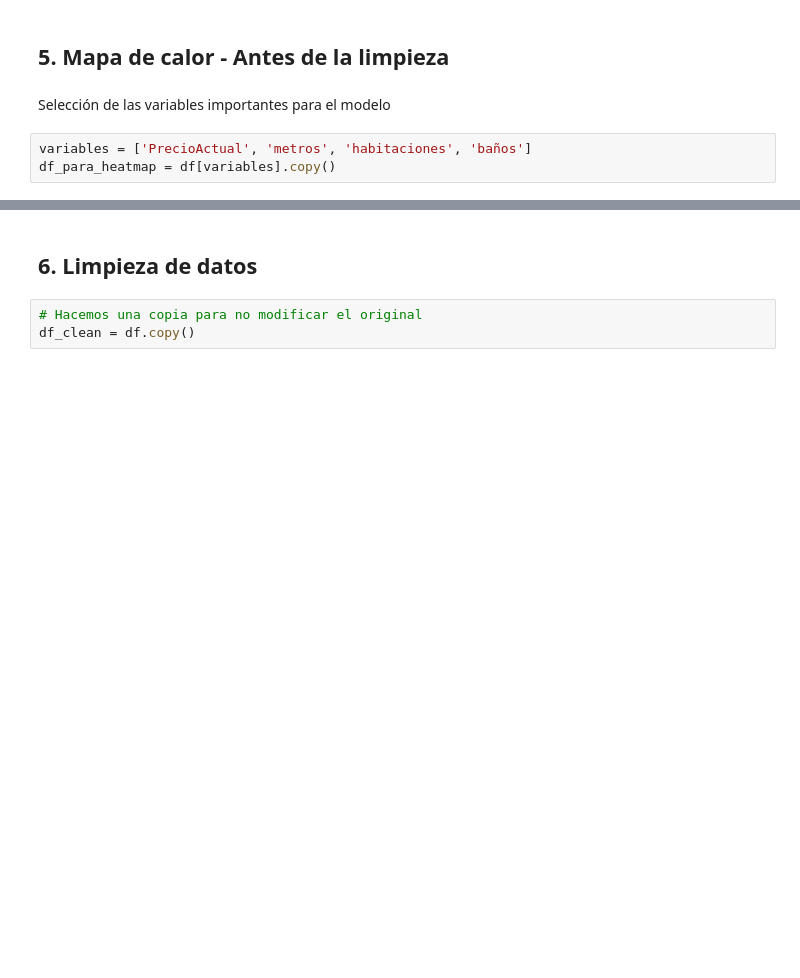
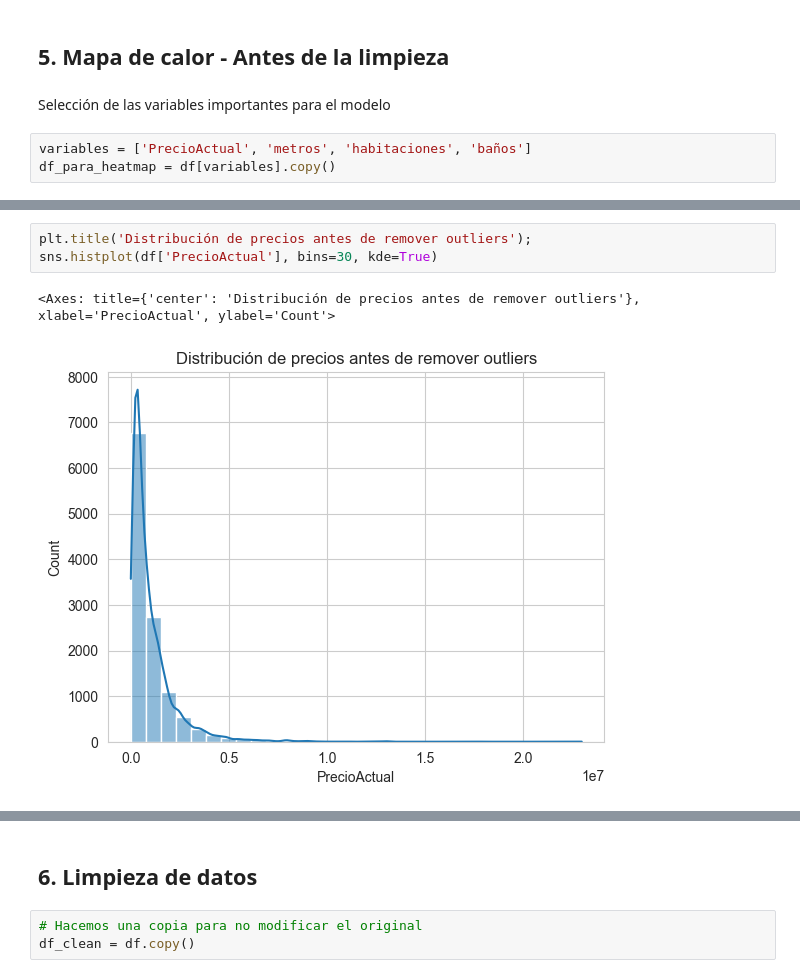
Before and after one commit to natashaaf/DataScience-Idealista, a Jupyter notebook: idealista.ipynb, the cells around one changed output, grey strips where cells are left out. Cells and saved outputs as stored; diff of their text form; blank space fills up the shorter version.

```diff
--- a/idealista.ipynb
+++ b/idealista.ipynb
@@ -100,3 +124,9 @@ df_para_heatmap = df[variables].copy()
+# %%
+plt.title('Distribución de precios antes de remover outliers');
+sns.histplot(df['PrecioActual'], bins=30, kde=True)
+# %% [output]
+<Axes: title={'center': 'Distribución de precios antes de remover outliers'}, xlabel='PrecioActual', ylabel='Count'>
+[figure, added]
 # %%
 plt.figure(figsize=(8, 6))
 sns.heatmap(df_para_heatmap.corr(), annot=True, cmap='Blues', cbar_kws={'label': 'Correlación'})
```
Also changed, not shown: parts of 11 cells of this notebook.
